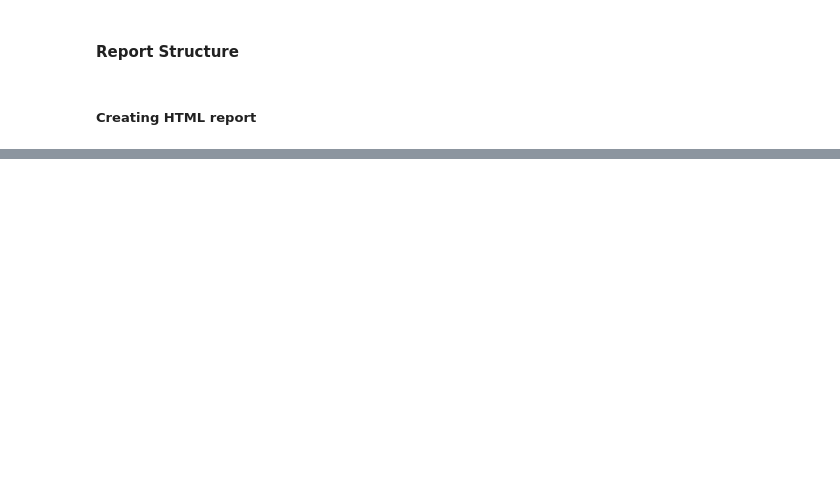
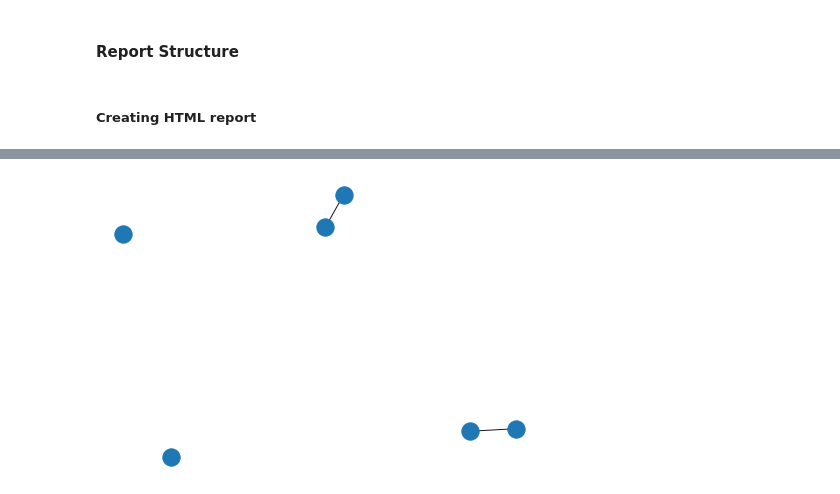
Before and after one commit to hsinghal726/Profiling, a Jupyter notebook: test.ipynb, the cells around one changed output, grey strips where cells are left out. Cells and saved outputs as stored; diff of their text form; code cells hidden in the pictures; blank space fills up the shorter version.

```diff
--- a/test.ipynb
+++ b/test.ipynb
@@ -344,0 +272,6 @@ def describe_categorical(series: pd.Series) -> dict:
+# %%
+df = pd.DataFrame({'ID':[1,2,3,4,5,6],
+                   'First Name':['Felix', 'Jean', 'James', 'Daphne', 'James', 'Peter'],
+                   'Family Name': ['Revert', 'Durand', 'Wright', 'Hull', 'Conrad', 'Donovan'],
+                   'Phone number': ['+33 6 12 34 56 78', '+33 7 00 00 00 00', '+33 6 12 34 56 78', '+33 6 99 99 99 99', '+852 0123 4567', '+852 0123 4567'],
+                   'Email': ['felix.revert@gmail.com', 'jean.durand@gmail.com', 'j.custom@gmail.com', pd.np.nan, 'j.custom@gmail.com', pd.np.nan]})
@@ -345,2 +284,33 @@ def describe_categorical(series: pd.Series) -> dict:
+# %%
+column_edge = 'Phone number'
+column_ID = 'ID'
+
+data_to_merge = df[[column_ID, column_edge]].dropna(subset=[column_edge]).drop_duplicates() # select columns, remove NaN
+
+# To create connections between people who have the same number,
+# join data with itself on the 'ID' column.
+data_to_merge = data_to_merge.merge(
+    data_to_merge[[column_ID, column_edge]].rename(columns={column_ID:column_ID+"_2"}),
+    on=column_edge
+)
+# %%
+# By joining the data with itself, people will have a connection with themselves.
+# Remove self connections, to keep only connected people who are different.
+d = data_to_merge[~(data_to_merge[column_ID]==data_to_merge[column_ID+"_2"])] \
+    .dropna()[[column_ID, column_ID+"_2", column_edge]]
+
+# To avoid counting twice the connections (person 1 connected to person 2 and person 2 connected to person 1)
+# we force the first ID to be "lower" then ID_2
+d.drop(d.loc[d[column_ID+"_2"]<d[column_ID]].index.tolist(), inplace=True)
+# %%
+import networkx as nx
+
+G = nx.from_pandas_edgelist(df=d, source=column_ID, target=column_ID+'_2', edge_attr=column_edge)
+
+G.add_nodes_from(nodes_for_adding=df.ID.tolist())
+# %%
+nx.draw(G)
+# %% [output]
+[figure, added]
 # %%
 #no
```
Also changed, not shown: parts of 43 cells of this notebook, 25 other files.
